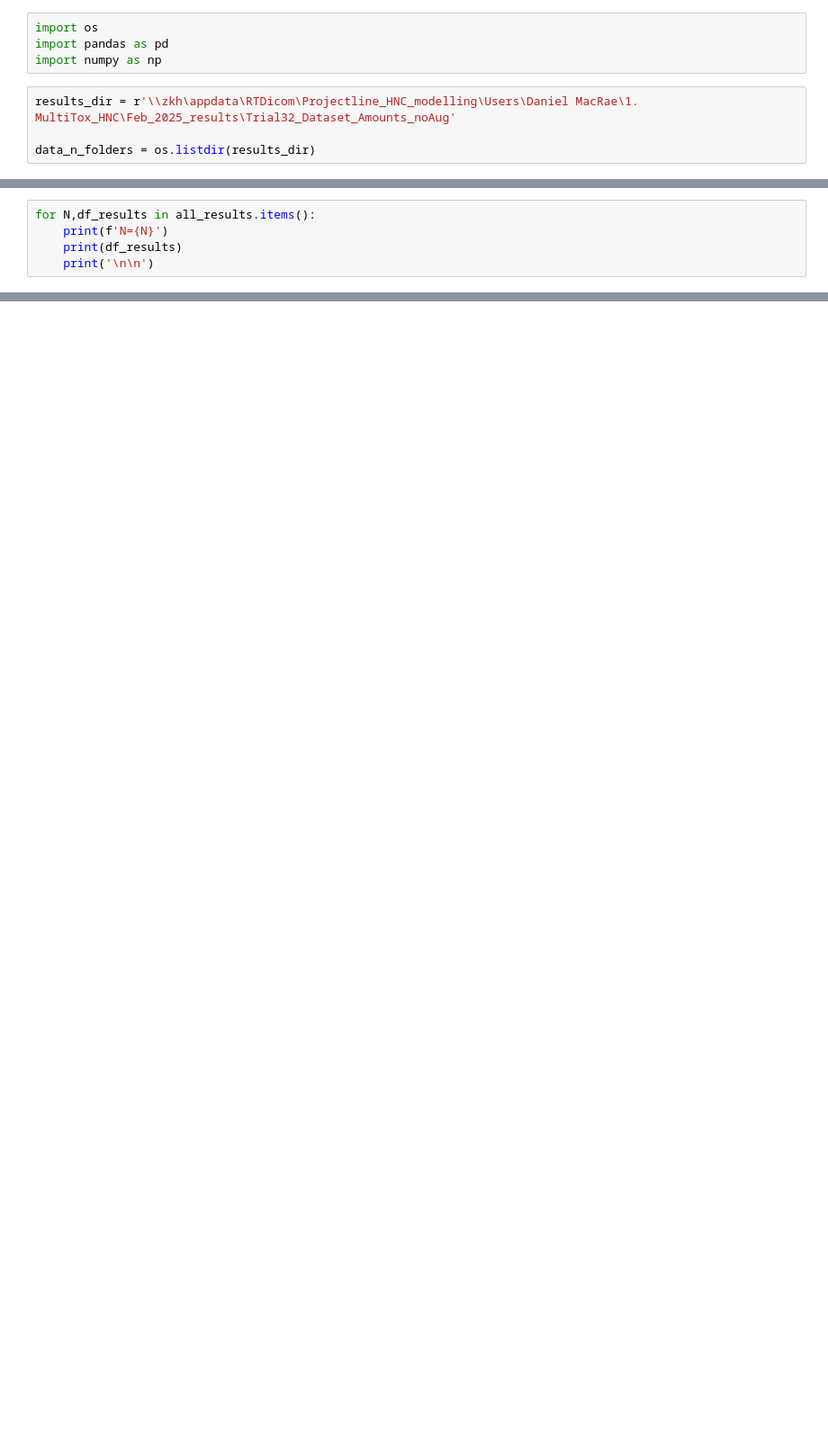
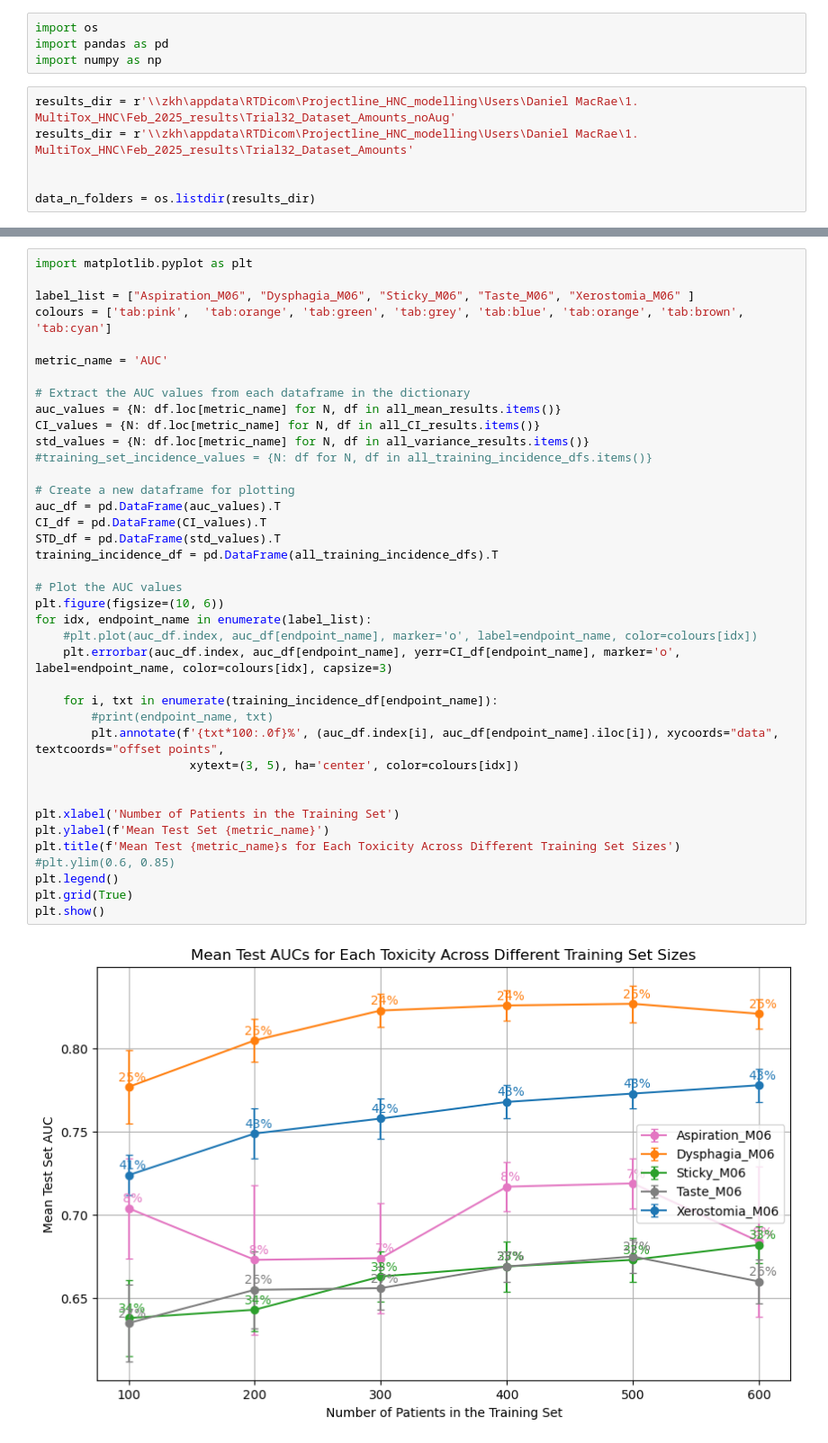
Before and after one commit to DLinRadiotherapyUMCG/PR3DICTR, a Jupyter notebook: data_experiment_results.ipynb, the cells around one changed output, grey strips where cells are left out. Shown at 90% size. Drawn from its saved outputs; the diff is of its cells as text; blank space fills up the shorter version.

Commit message:
update plots

```diff
--- a/data_experiment_results.ipynb
+++ b/data_experiment_results.ipynb
@@ -4,6 +4,8 @@ import pandas as pd
 import numpy as np
 # %%
 results_dir = r'\\zkh\appdata\RTDicom\Projectline_HNC_modelling\Users\Daniel MacRae\1. MultiTox_HNC\Feb_2025_results\Trial32_Dataset_Amounts_noAug'
+results_dir = r'\\zkh\appdata\RTDicom\Projectline_HNC_modelling\Users\Daniel MacRae\1. MultiTox_HNC\Feb_2025_results\Trial32_Dataset_Amounts'
+
 
 data_n_folders = os.listdir(results_dir)
 # %%
@@ -40,8 +77,3 @@ n_patients_300
 n_patients_400
 n_patients_500
 n_patients_600
-# %%
-for N,df_results in all_results.items():
-    print(f'N={N}')
-    print(df_results)
-    print('\n\n')
@@ -87,0 +80,41 @@ accuracy          0.7320
+# %%
+import matplotlib.pyplot as plt
+
+label_list = ["Aspiration_M06", "Dysphagia_M06", "Sticky_M06", "Taste_M06", "Xerostomia_M06" ]
+colours = ['tab:pink',  'tab:orange', 'tab:green', 'tab:grey', 'tab:blue', 'tab:orange', 'tab:brown', 'tab:cyan']
+
+metric_name = 'AUC'
+
+# Extract the AUC values from each dataframe in the dictionary
+auc_values = {N: df.loc[metric_name] for N, df in all_mean_results.items()}
+CI_values = {N: df.loc[metric_name] for N, df in all_CI_results.items()}
+std_values = {N: df.loc[metric_name] for N, df in all_variance_results.items()}
+#training_set_incidence_values = {N: df for N, df in all_training_incidence_dfs.items()}
+
+# Create a new dataframe for plotting
+auc_df = pd.DataFrame(auc_values).T
+CI_df = pd.DataFrame(CI_values).T
+STD_df = pd.DataFrame(std_values).T
+training_incidence_df = pd.DataFrame(all_training_incidence_dfs).T
+
+# Plot the AUC values
+plt.figure(figsize=(10, 6))
+for idx, endpoint_name in enumerate(label_list):
+    #plt.plot(auc_df.index, auc_df[endpoint_name], marker='o', label=endpoint_name, color=colours[idx])
+    plt.errorbar(auc_df.index, auc_df[endpoint_name], yerr=CI_df[endpoint_name], marker='o', label=endpoint_name, color=colours[idx], capsize=3)
+
+    for i, txt in enumerate(training_incidence_df[endpoint_name]):
+        #print(endpoint_name, txt)
+        plt.annotate(f'{txt*100:.0f}%', (auc_df.index[i], auc_df[endpoint_name].iloc[i]), xycoords="data", textcoords="offset points",
+                      xytext=(3, 5), ha='center', color=colours[idx])
+
+
+plt.xlabel('Number of Patients in the Training Set')
+plt.ylabel(f'Mean Test Set {metric_name}')
+plt.title(f'Mean Test {metric_name}s for Each Toxicity Across Different Training Set Sizes')
+#plt.ylim(0.6, 0.85)
+plt.legend()
+plt.grid(True)
+plt.show()
+# %% [output]
+[figure, added]
```
Also changed, not shown: parts of 4 cells of this notebook, 2 other files.
